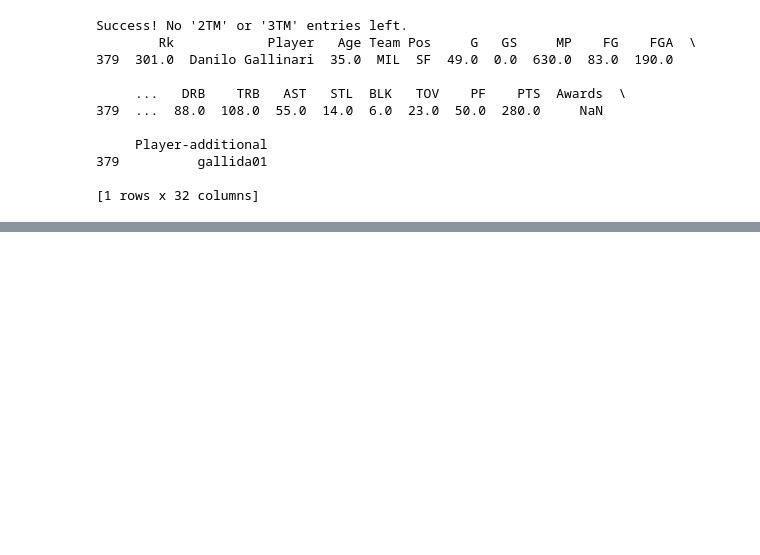
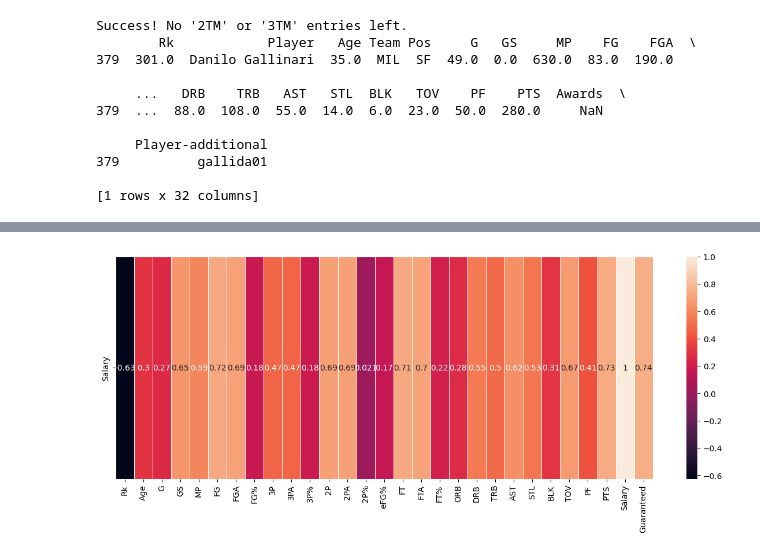
Before and after one commit to ndruwi/BBallComp, a Jupyter notebook: datacollection.ipynb, the cells around one changed output, grey strips where cells are left out. Saved outputs shown, nothing was run; the diff lists cells and outputs as text; code cells hidden in the pictures; blank space fills up the shorter version.

Commit message:
Correlation finding

```diff
--- a/datacollection.ipynb
+++ b/datacollection.ipynb
@@ -179,0 +288,14 @@ print(data.columns)
+# %%
+import seaborn as sb
+# Select only numeric columns
+numeric_data = data.select_dtypes(include='number')
+
+# Calculate the correlation matrix for numeric columns
+corr_matrix = numeric_data.corr()
+
+# Plot the heatmap for 'Salary' correlation
+plt.figure(figsize=(15, 5))
+sb.heatmap(corr_matrix.loc[['Salary'], :], annot=True, linewidths=.5)
+plt.show()
+# %% [output]
+[figure, added]
```
Also changed, not shown: parts of 8 cells of this notebook, 1 other file.
